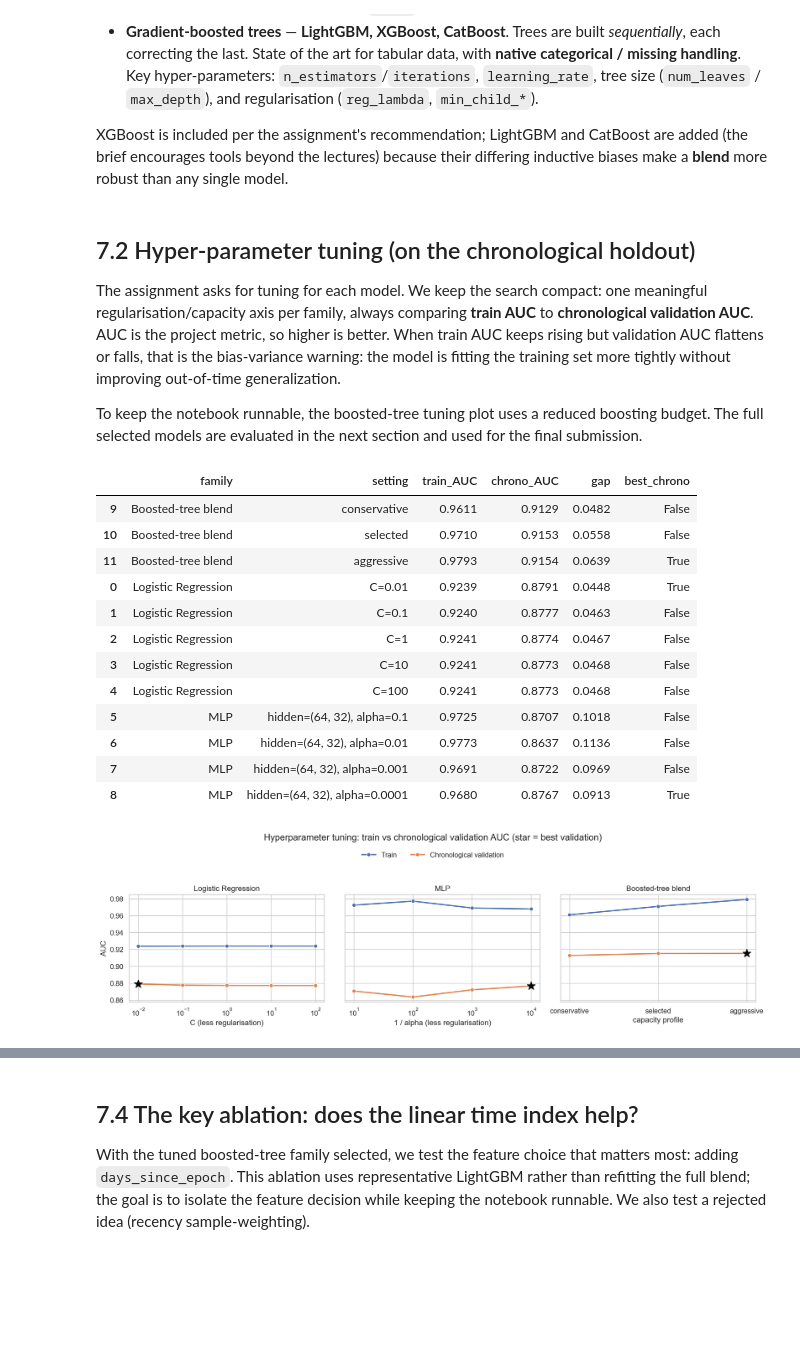
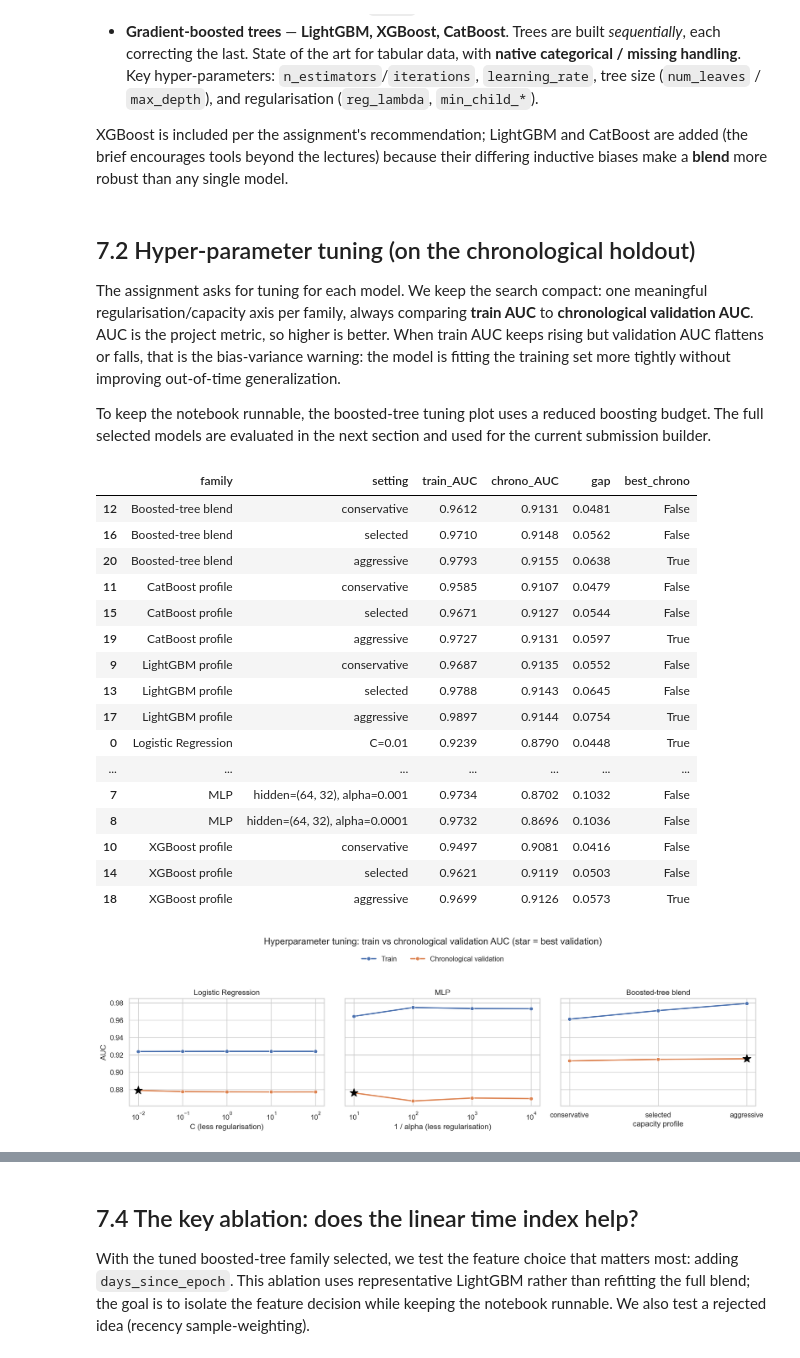
Before and after one commit to manemajef/ml-proj, a Jupyter notebook: notebook_v3.ipynb, the cells around one changed output, grey strips where cells are left out. Saved outputs shown, nothing was run; the diff lists cells and outputs as text; code cells hidden in the pictures; blank space fills up the shorter version.

```diff
--- a/notebook_v3.ipynb
+++ b/notebook_v3.ipynb
@@ -762,7 +762,7 @@ Each engineered feature either preserves useful raw information in a more model-
 The curse of dimensionality here comes from the **identifiers**, not the numerics. Naive one-hot encoding creates one sparse column per category value.
 # %%
 def make_freq_maps(*dfs):
-    """Label-free frequency of each ID value across all frames (no leakage)."""
+    """Label-free frequency of each ID value across the supplied frames."""
     combined = pd.concat([normalize_cats(d) for d in dfs], ignore_index=True)
     return {
         col: combined[col].value_counts(normalize=True)
@@ -778,7 +778,7 @@ def build_features(
 ) -> pd.DataFrame:
     """Cleaning + feature engineering. Identical transform for train and test.
 
-    Mirrors ``pipeline_v2.build_features`` exactly (source of truth)."""
+    Mirrors the selected ``pipelines/pipeline_v2.build_features`` transform."""
     df = normalize_cats(df)
     out = pd.DataFrame(index=df.index)
 
@@ -990,12 +990,15 @@ print(
     f"(val drop rate={va_raw[TARGET].mean():.3f})"
 )
 
-# feature matrices reused across all experiments below
-Xtr_t = build_features(tr_raw, freq_maps, add_time=True)
-Xva_t = build_features(va_raw, freq_maps, add_time=True)
+# feature matrices reused across all experiments below. For chronological
+# validation, frequency maps are fit only on the past training window. The
+# train+test map above is reserved for submission-time label-free transductive scoring.
+freq_maps_chrono = make_freq_maps(tr_raw)
+Xtr_t = build_features(tr_raw, freq_maps_chrono, add_time=True)
+Xva_t = build_features(va_raw, freq_maps_chrono, add_time=True)
 align_categories(Xtr_t, Xva_t)
-Xtr_n = build_features(tr_raw, freq_maps, add_time=False)
-Xva_n = build_features(va_raw, freq_maps, add_time=False)
+Xtr_n = build_features(tr_raw, freq_maps_chrono, add_time=False)
+Xva_n = build_features(va_raw, freq_maps_chrono, add_time=False)
 align_categories(Xtr_n, Xva_n)
 # %% [output]
 chrono split -> fit=51,822  validate=11,642  (val drop rate=0.420)
@@ -1137,7 +1140,7 @@ def encode_for_continuous_models(X_tr, X_va, min_count=30):
 
 The assignment asks for tuning for each model. We keep the search compact: one meaningful regularisation/capacity axis per family, always comparing **train AUC** to **chronological validation AUC**. AUC is the project metric, so higher is better. When train AUC keeps rising but validation AUC flattens or falls, that is the bias-variance warning: the model is fitting the training set more tightly without improving out-of-time generalization.
 
-To keep the notebook runnable, the boosted-tree tuning plot uses a reduced boosting budget. The full selected models are evaluated in the next section and used for the final submission.
+To keep the notebook runnable, the boosted-tree tuning plot uses a reduced boosting budget. The full selected models are evaluated in the next section and used for the current submission builder.
 # %%
 Xtr_enc, Xva_enc = encode_for_continuous_models(Xtr_t, Xva_t)
 
@@ -1221,6 +1224,18 @@ for profile_idx, (profile_name, params_by_model) in enumerate(
         pred_train, pred_val = fit_predict_pair(
             model_name, Xtr_t, y_tr, Xva_t, **fit_params
         )
+        tuning_rows.append({
+            "family": {
+                "lgbm": "LightGBM profile",
+                "xgb": "XGBoost profile",
+                "cat": "CatBoost profile",
+            }[model_name],
+            "setting": profile_name,
+            "capacity": profile_idx,
+            "x_label": "capacity profile",
+            "train_AUC": roc_auc_score(y_tr, pred_train),
+            "chrono_AUC": roc_auc_score(y_va, pred_val),
+        })
         train_preds.append(pred_train)
         val_preds.append(pred_val)
     pred_train_blend = rank_avg(train_preds)
@@ -1249,7 +1264,9 @@ display(
     ]
 )
 
-plot_tuning = tuning.melt(
+plot_tuning = tuning[
+    tuning["family"].isin(["Logistic Regression", "MLP", "Boosted-tree blend"])
+].melt(
     id_vars=["family", "setting", "capacity", "x_label"],
     value_vars=["train_AUC", "chrono_AUC"],
     var_name="split",
@@ -1288,44 +1305,48 @@ for ax, family in zip(axes, ["Logistic Regression", "MLP", "Boosted-tree blend"]
     if family in ["Logistic Regression", "MLP"]:
         ax.set_xscale("log")
     if family == "Boosted-tree blend":
         profile_labels = (
             tuning[tuning["family"] == family]
             .sort_values("capacity")["setting"]
             .tolist()
         )
         ax.set_xticks([1, 2, 3])
         ax.set_xticklabels(profile_labels)
     if ax.legend_ is not None:
         ax.legend_.remove()
 
 handles, labels = axes[0].get_legend_handles_labels()
 fig.suptitle(
     "Hyperparameter tuning: train vs chronological validation AUC (star = best validation)",
     y=0.99,
 )
 fig.legend(
     handles,
     labels,
     loc="upper center",
     bbox_to_anchor=(0.5, 0.93),
     ncol=2,
     frameon=False,
 )
 plt.tight_layout(rect=(0, 0, 1, 0.86))
 plt.show()
 # %% [output]
 |  | family | setting | train_AUC | chrono_AUC | gap | best_chrono |
-| 9 | Boosted-tree blend | conservative | 0.9611 | 0.9129 | 0.0482 | False |
-| 10 | Boosted-tree blend | selected | 0.9710 | 0.9153 | 0.0558 | False |
-| 11 | Boosted-tree blend | aggressive | 0.9793 | 0.9154 | 0.0639 | True |
-| 0 | Logistic Regression | C=0.01 | 0.9239 | 0.8791 | 0.0448 | True |
-| 1 | Logistic Regression | C=0.1 | 0.9240 | 0.8777 | 0.0463 | False |
-| 2 | Logistic Regression | C=1 | 0.9241 | 0.8774 | 0.0467 | False |
-| 3 | Logistic Regression | C=10 | 0.9241 | 0.8773 | 0.0468 | False |
-| 4 | Logistic Regression | C=100 | 0.9241 | 0.8773 | 0.0468 | False |
-| 5 | MLP | hidden=(64, 32), alpha=0.1 | 0.9725 | 0.8707 | 0.1018 | False |
-| 6 | MLP | hidden=(64, 32), alpha=0.01 | 0.9773 | 0.8637 | 0.1136 | False |
-| 7 | MLP | hidden=(64, 32), alpha=0.001 | 0.9691 | 0.8722 | 0.0969 | False |
-| 8 | MLP | hidden=(64, 32), alpha=0.0001 | 0.9680 | 0.8767 | 0.0913 | True |
+| 12 | Boosted-tree blend | conservative | 0.9612 | 0.9131 | 0.0481 | False |
+| 16 | Boosted-tree blend | selected | 0.9710 | 0.9148 | 0.0562 | False |
+| 20 | Boosted-tree blend | aggressive | 0.9793 | 0.9155 | 0.0638 | True |
+| 11 | CatBoost profile | conservative | 0.9585 | 0.9107 | 0.0479 | False |
+| 15 | CatBoost profile | selected | 0.9671 | 0.9127 | 0.0544 | False |
+| 19 | CatBoost profile | aggressive | 0.9727 | 0.9131 | 0.0597 | True |
+| 9 | LightGBM profile | conservative | 0.9687 | 0.9135 | 0.0552 | False |
+| 13 | LightGBM profile | selected | 0.9788 | 0.9143 | 0.0645 | False |
+| 17 | LightGBM profile | aggressive | 0.9897 | 0.9144 | 0.0754 | True |
+| 0 | Logistic Regression | C=0.01 | 0.9239 | 0.8790 | 0.0448 | True |
+| ... | ... | ... | ... | ... | ... | ... |
+| 7 | MLP | hidden=(64, 32), alpha=0.001 | 0.9734 | 0.8702 | 0.1032 | False |
+| 8 | MLP | hidden=(64, 32), alpha=0.0001 | 0.9732 | 0.8696 | 0.1036 | False |
+| 10 | XGBoost profile | conservative | 0.9497 | 0.9081 | 0.0416 | False |
+| 14 | XGBoost profile | selected | 0.9621 | 0.9119 | 0.0503 | False |
+| 18 | XGBoost profile | aggressive | 0.9699 | 0.9126 | 0.0573 | True |
-[figure, old version]
+[figure, new version]
 # %% [markdown]
```
Also changed, not shown: parts of 39 cells of this notebook, 6 other files.
